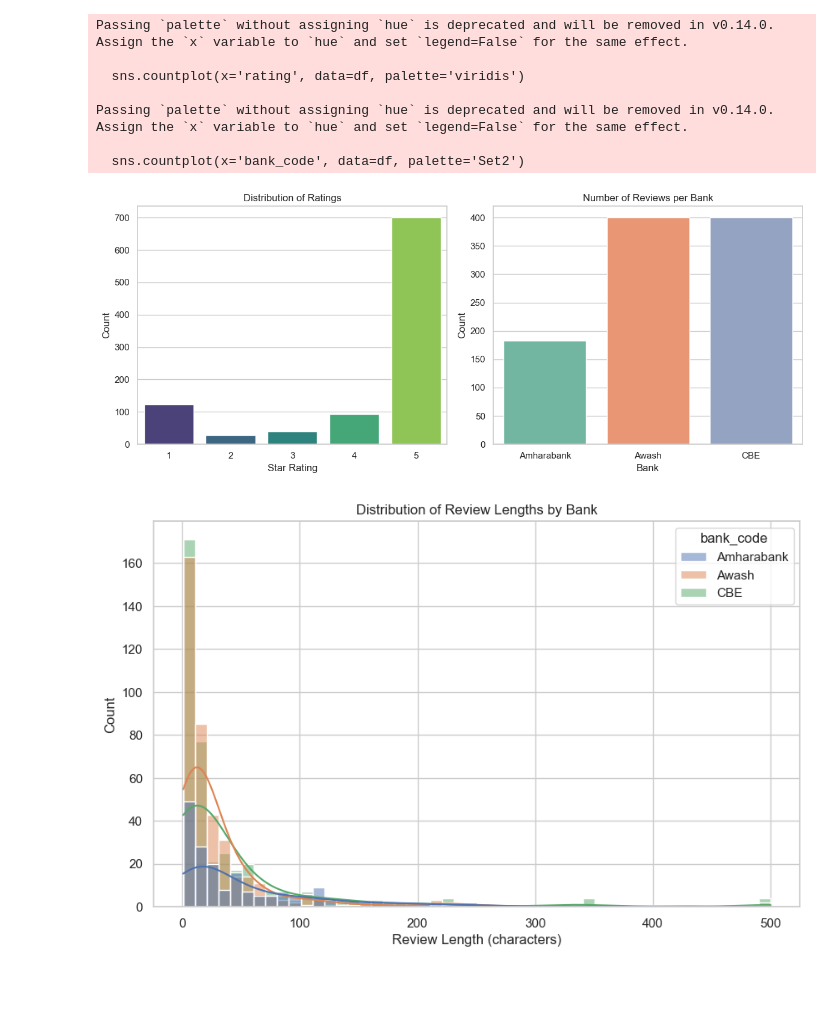
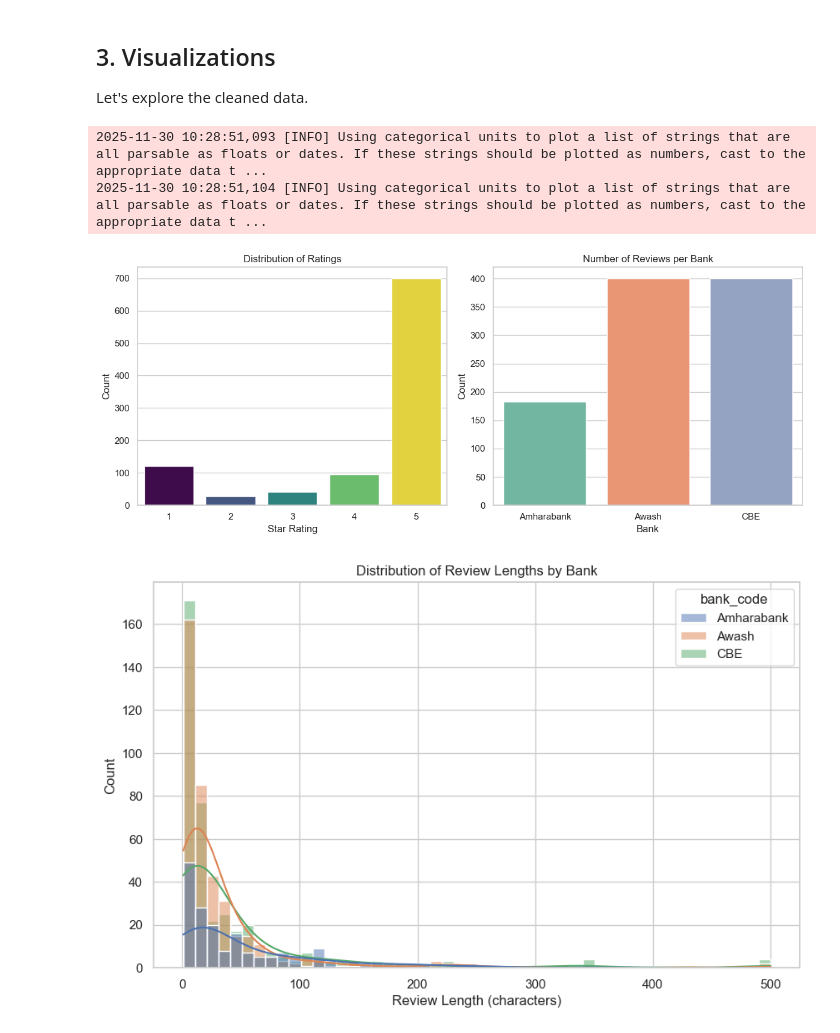
Before and after one commit to gashawbekele06/fintech-customer-experience-analytics, a Jupyter notebook: preprocessing_EDA.ipynb, the cells around one changed output. Cells and saved outputs as stored; diff of their text form; code cells hidden in the pictures; blank space fills up the shorter version.

```diff
--- a/preprocessing_EDA.ipynb
+++ b/preprocessing_EDA.ipynb
@@ -125,33 +165,31 @@ Missing values:
+# %% [markdown]
+## 3. Visualizations
+
+Let's explore the cleaned data.
 # %%
-# Set plot style
 sns.set(style="whitegrid")
-plt.figure(figsize=(12, 5))
+fig = plt.figure(figsize=(12, 5))
 
-# 1. Ratings Distribution
+# Ratings Distribution
 plt.subplot(1, 2, 1)
-sns.countplot(x='rating', data=df, palette='viridis')
+sns.countplot(x='rating', data=df, hue='rating', palette='viridis', legend=False)
 plt.title('Distribution of Ratings')
 plt.xlabel('Star Rating')
 plt.ylabel('Count')
 
-# 2. Reviews per Bank
+# Reviews per Bank
 plt.subplot(1, 2, 2)
-sns.countplot(x='bank_code', data=df, palette='Set2')
+sns.countplot(x='bank_code', data=df, hue='bank_code', palette='Set2', legend=False)
 plt.title('Number of Reviews per Bank')
 plt.xlabel('Bank')
 plt.ylabel('Count')
 
 plt.tight_layout()
 plt.show()
 # %% [output]
-Passing `palette` without assigning `hue` is deprecated and will be removed in v0.14.0. Assign the `x` variable to `hue` and set `legend=False` for the same effect.
-
-  sns.countplot(x='rating', data=df, palette='viridis')
-
-Passing `palette` without assigning `hue` is deprecated and will be removed in v0.14.0. Assign the `x` variable to `hue` and set `legend=False` for the same effect.
-
-  sns.countplot(x='bank_code', data=df, palette='Set2')
+2025-11-30 10:28:51,093 [INFO] Using categorical units to plot a list of strings that are all parsable as floats or dates. If these strings should be plotted as numbers, cast to the appropriate data t ...
+2025-11-30 10:28:51,104 [INFO] Using categorical units to plot a list of strings that are all parsable as floats or dates. If these strings should be plotted as numbers, cast to the appropriate data t ...
-[figure, old version]
+[figure, new version]
 # %%
 # 3. Review Length Distribution
 plt.figure(figsize=(10, 6))
```
Also changed, not shown: parts of 7 cells of this notebook.
